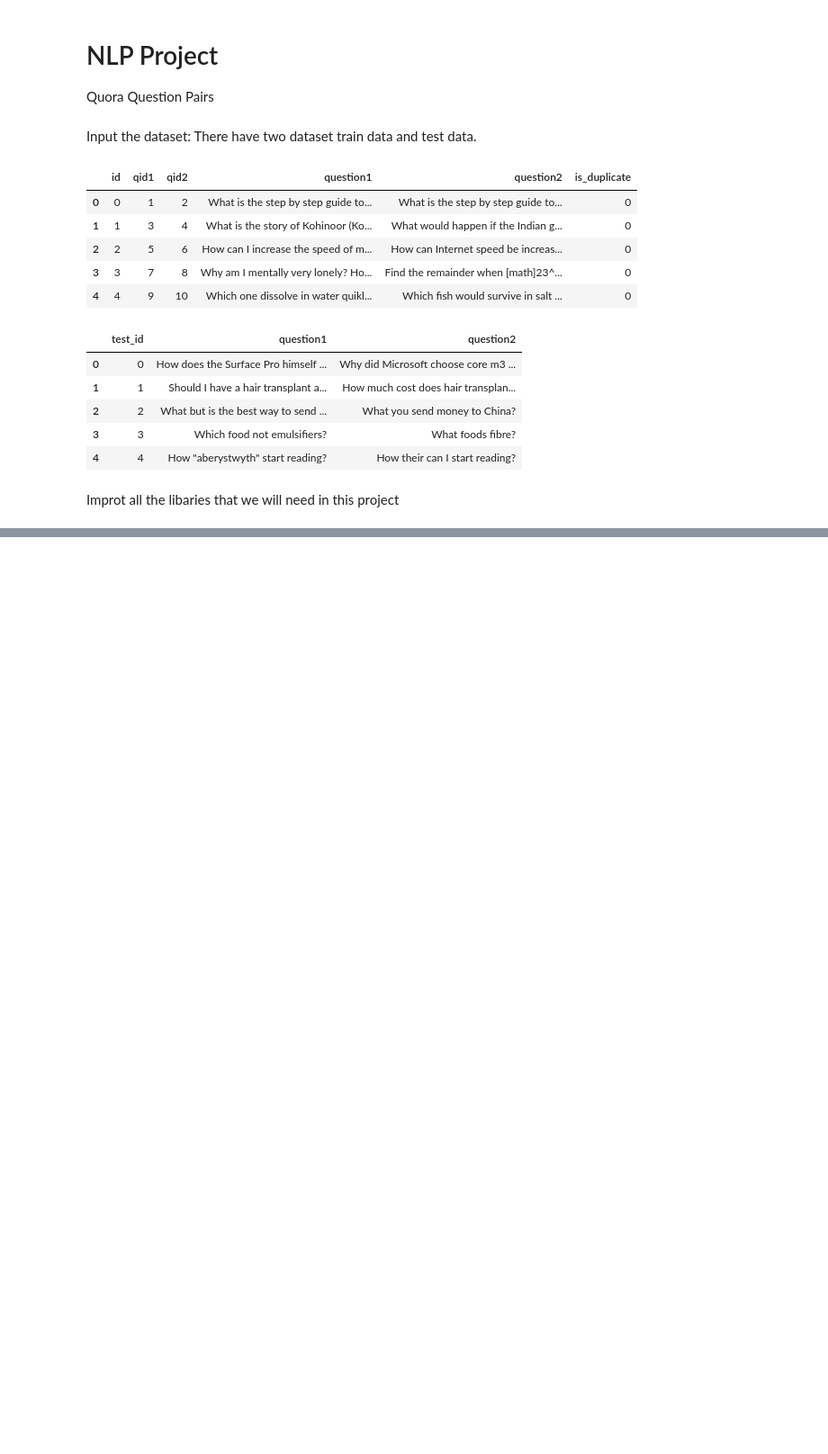
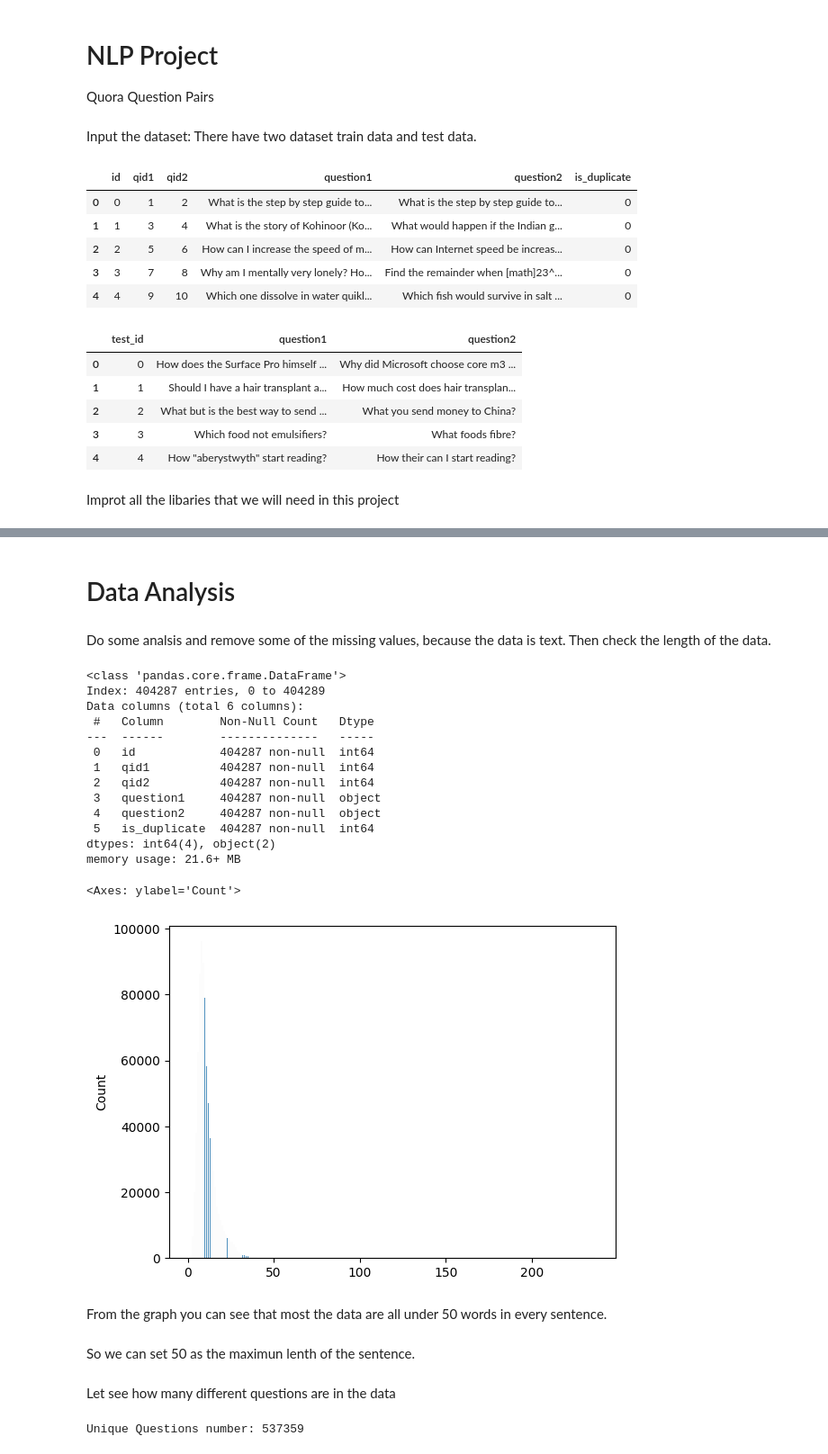
Before and after one commit to ChengHao1211/NLE_project, a Jupyter notebook: NLP_Porject.ipynb, the cells around one changed output, grey strips where cells are left out. Shown: that part at 90% size. Cells and saved outputs as stored; diff of their text form; code cells hidden in the pictures; blank space fills up the shorter version.

Commit message:
try to do some analysis in the train data

```diff
--- a/NLP_Porject.ipynb
+++ b/NLP_Porject.ipynb
@@ -9,8 +9,8 @@ import numpy as np
 import pandas as pd
 
 
-data = pd.read_csv("train.csv.zip")
-data.head()
+train_df = pd.read_csv("train.csv.zip")
+train_df.head()
 # %% [output]
 |  | id | qid1 | qid2 | question1 | question2 | is_duplicate |
 | 0 | 0 | 1 | 2 | What is the step by step guide to... | What is the step by step guide to... | 0 |
@@ -62,0 +65,31 @@ torch.backends.cudnn.deterministic = True
+# %% [markdown]
+# Data Analysis
+# %% [markdown]
+Do some analsis and remove some of the missing values, because the data is text. Then check the length of the data.
+# %%
+train_df.info()
+
+train_df.dropna(inplace=True)
+train_sentences_lens = train_df['question1'].apply(lambda x: len(x.split(' '))).tolist()
+train_sentences_lens.extend(train_df['question2'].apply(lambda x: len(x.split(' '))).tolist())
+sns.histplot(train_sentences_lens)
+# %% [output]
+<class 'pandas.core.frame.DataFrame'>
+Index: 404287 entries, 0 to 404289
+Data columns (total 6 columns):
+ #   Column        Non-Null Count   Dtype
+---  ------        --------------   -----
+ 0   id            404287 non-null  int64
+ 1   qid1          404287 non-null  int64
+ 2   qid2          404287 non-null  int64
+ 3   question1     404287 non-null  object
+ 4   question2     404287 non-null  object
+ 5   is_duplicate  404287 non-null  int64
+dtypes: int64(4), object(2)
+memory usage: 21.6+ MB
+<Axes: ylabel='Count'>
+[figure, added]
+# %% [markdown]
+From the graph you can see that most the data are all under 50 words in every sentence.
+# %% [markdown]
+So we can set 50 as the maximun lenth of the sentence.
@@ -62,0 +98,8 @@ torch.backends.cudnn.deterministic = True
+# %% [markdown]
+Let see how many different questions are in the data
+# %%
+qids = pd.Series(list(train_df['question1']) + list(train_df['question2']))
+
+print ('Unique Questions number: {}\n'.format(len(np.unique(qids))))
+# %% [output]
+Unique Questions number: 537359
```
Also changed, not shown: parts of 6 cells of this notebook.
